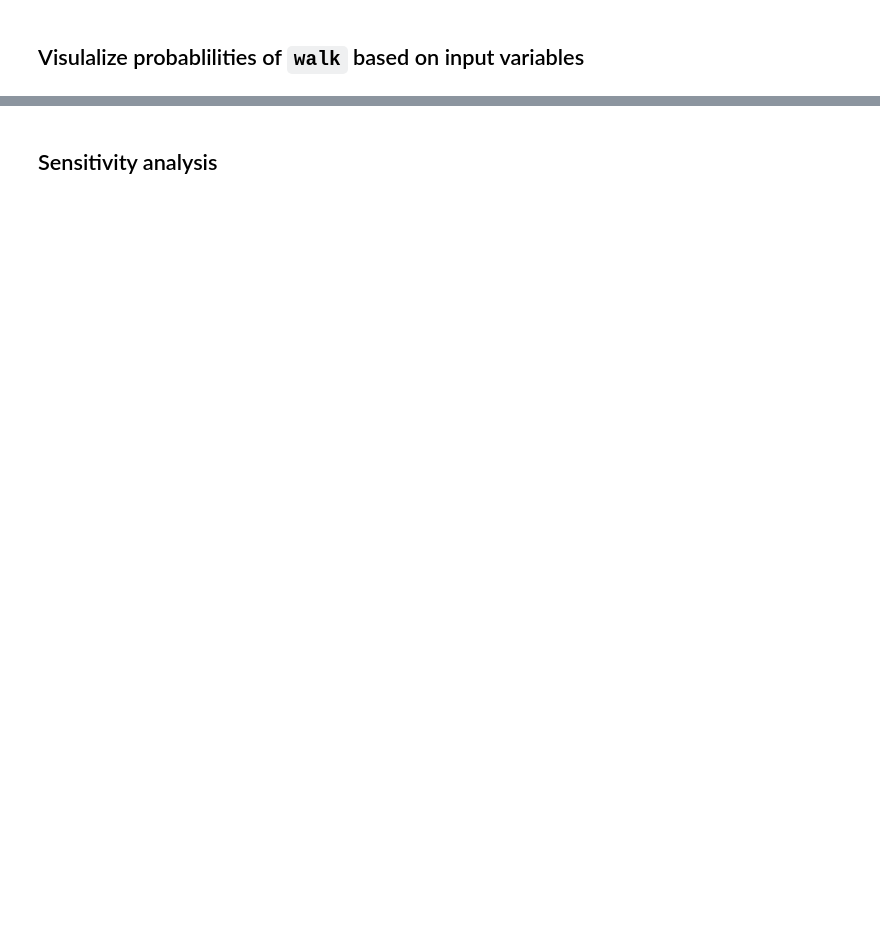
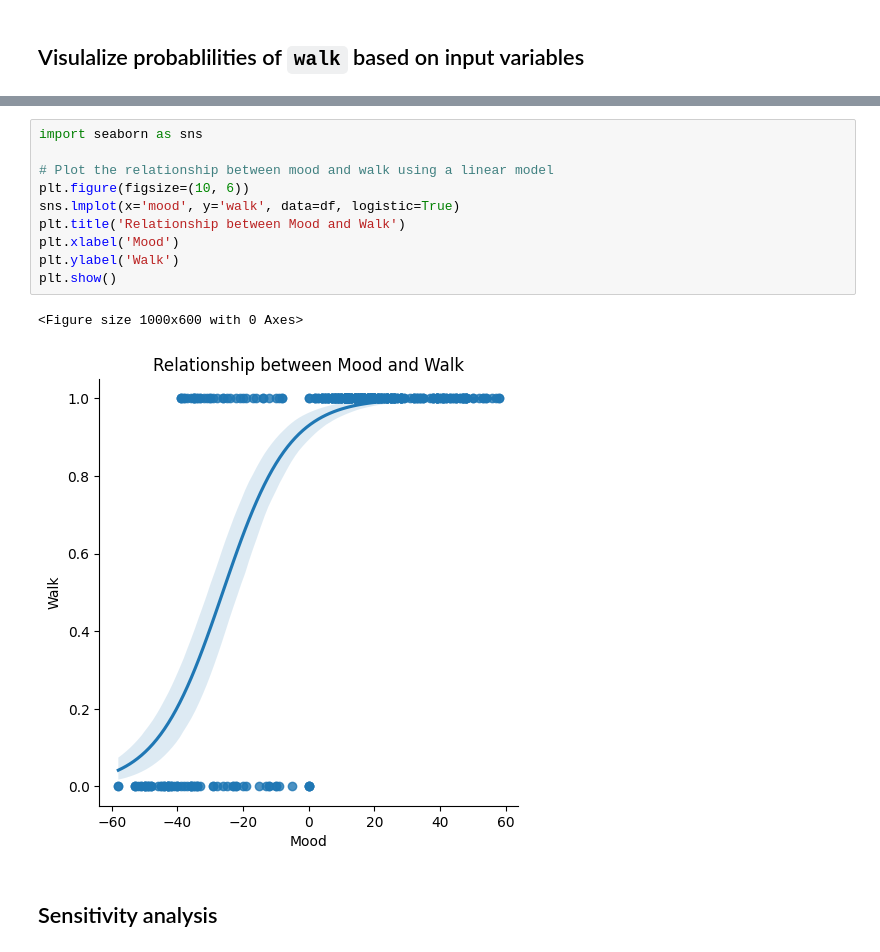
Before and after one commit to prasadadhav/bn_to_walk_or_not, a Jupyter notebook: bnn_train.ipynb, the cells around one changed output, grey strips where cells are left out. Saved outputs shown, nothing was run; the diff lists cells and outputs as text; blank space fills up the shorter version.

```diff
--- a/bnn_train.ipynb
+++ b/bnn_train.ipynb
@@ -541,2 +593,15 @@ plt.show()
+# %%
+import seaborn as sns
+
+# Plot the relationship between mood and walk using a linear model
+plt.figure(figsize=(10, 6))
+sns.lmplot(x='mood', y='walk', data=df, logistic=True)
+plt.title('Relationship between Mood and Walk')
+plt.xlabel('Mood')
+plt.ylabel('Walk')
+plt.show()
+# %% [output]
+<Figure size 1000x600 with 0 Axes>
+[figure, added]
 # %% [markdown]
 ## Sensitivity analysis
```
Also changed, not shown: parts of 18 cells of this notebook.
